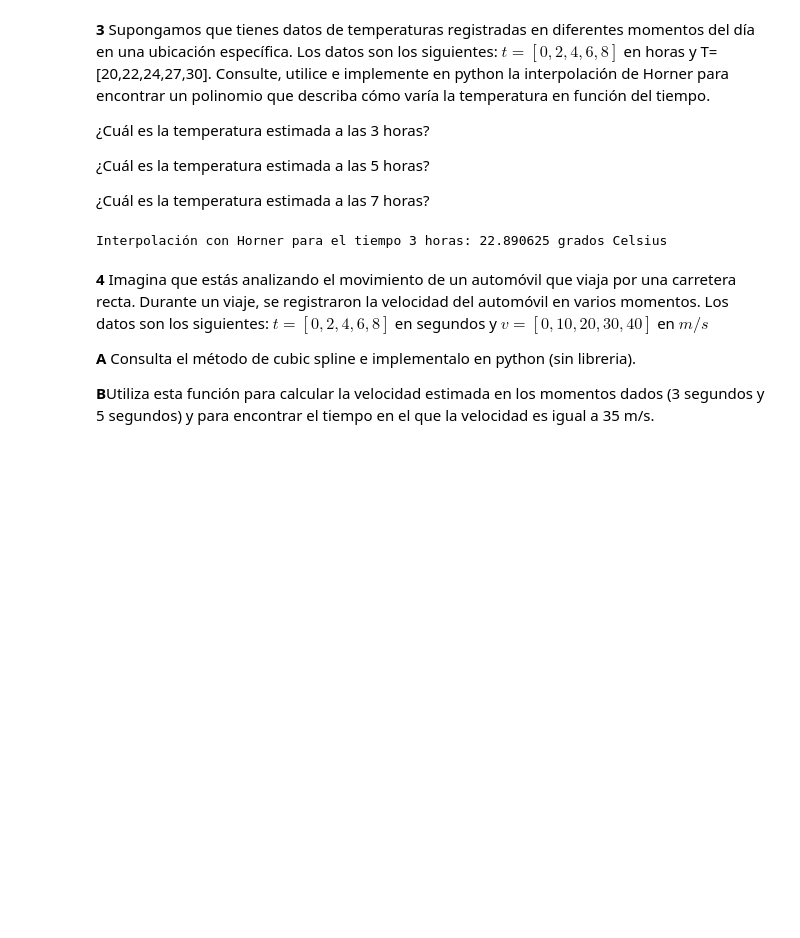
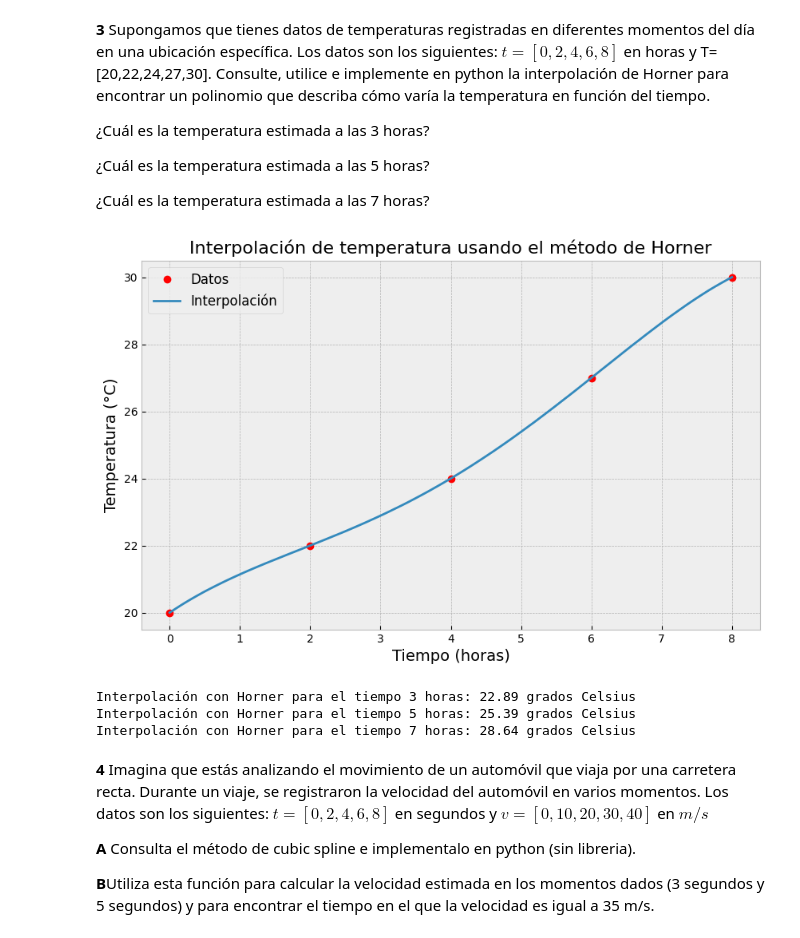
Before and after one commit to estivengrx/computational_methods_physics_astronomy, a Jupyter notebook: Workshops/Taller_03_EstivenCastrillon.ipynb, the cells around one changed output. Cells and saved outputs as stored; diff of their text form; code cells hidden in the pictures; blank space fills up the shorter version.

```diff
--- a/Workshops/Taller_03_EstivenCastrillon.ipynb
+++ b/Workshops/Taller_03_EstivenCastrillon.ipynb
@@ -74,26 +74,48 @@ $t=[0,2,4,6,8]$ en horas y T=[20,22,24,27,30]. Consulte, utilice e implemente en
 
 ¿Cuál es la temperatura estimada a las 7 horas?
 # %%
+import matplotlib.pyplot as plt
+import numpy as np
+
 t = [0, 2, 4, 6, 8] # tiempo en horas
 T = [20, 22, 24, 27, 30] # temperatura en grados Celsius
 
 # Implementación de la interpolación de Horner
 def horner(t, T, t_eval):
     n = len(t)  # Obtenemos el número de puntos
     T_eval = 0  # Inicializamos el valor del polinomio en el punto de evaluación
     for i in range(n):  # Recorremos cada punto
         L = 1  # Inicializamos el valor del polinomio de Lagrange para el punto i
         for j in range(n):  # Recorremos cada punto de nuevo
             if i != j:  # Si no estamos en el punto i
                 # Calculamos el valor del polinomio de Lagrange para el punto i
                 L *= (t_eval - t[j]) / (t[i] - t[j])
         # Sumamos el valor del polinomio de Lagrange para el punto i multiplicado por el valor de la función en el punto i
         T_eval += T[i] * L
     return T_eval  # Devolvemos el valor del polinomio en el punto de evaluación
 
-print(f'Interpolación con Horner para el tiempo 3 horas: {horner(t, T, 3)} grados Celsius')
+plt.figure(figsize=(10, 6))
+t_nuevo = np.linspace(0, 8, 100)
+plt.plot(t, T, 'ro', label='Datos')  # Gráfica datos originales
+plt.plot(t_nuevo, [horner(t, T, i) for i in t_nuevo], label='Interpolación', linewidth=2)  # Gráfico interpolación
+
+plt.title('Interpolación de temperatura usando el método de Horner', fontsize=16)
+plt.xlabel('Tiempo (horas)', fontsize=14)
+plt.ylabel('Temperatura (°C)', fontsize=14)
+plt.legend(fontsize=12)
+plt.grid(True)
+
+plt.show()
+
+# Imprimimos los resultados de la interpolación
+print(f'Interpolación con Horner para el tiempo 3 horas: {horner(t, T, 3):.2f} grados Celsius')
+print(f'Interpolación con Horner para el tiempo 5 horas: {horner(t, T, 5):.2f} grados Celsius')
+print(f'Interpolación con Horner para el tiempo 7 horas: {horner(t, T, 7):.2f} grados Celsius')
 # %% [output]
+[figure, added]
-Interpolación con Horner para el tiempo 3 horas: 22.890625 grados Celsius
+Interpolación con Horner para el tiempo 3 horas: 22.89 grados Celsius
+Interpolación con Horner para el tiempo 5 horas: 25.39 grados Celsius
+Interpolación con Horner para el tiempo 7 horas: 28.64 grados Celsius
 # %% [markdown]
 **4** Imagina que estás analizando el movimiento de un automóvil que viaja por una carretera recta. Durante un viaje, se registraron la velocidad del automóvil en varios momentos. Los datos son los siguientes: $t=[0,2,4,6,8]$ en segundos y $v=[0,10,20,30,40]$ en $m/s$
 
```
Also changed, not shown: parts of 7 cells of this notebook.
